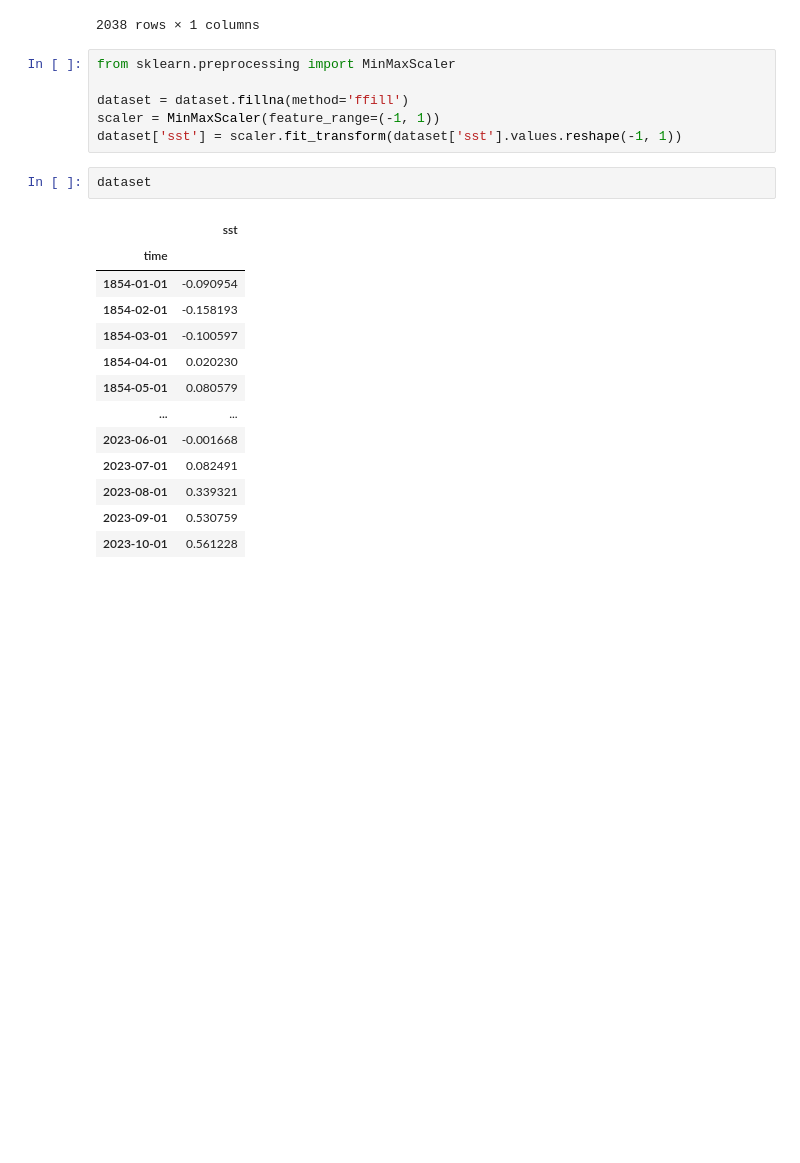
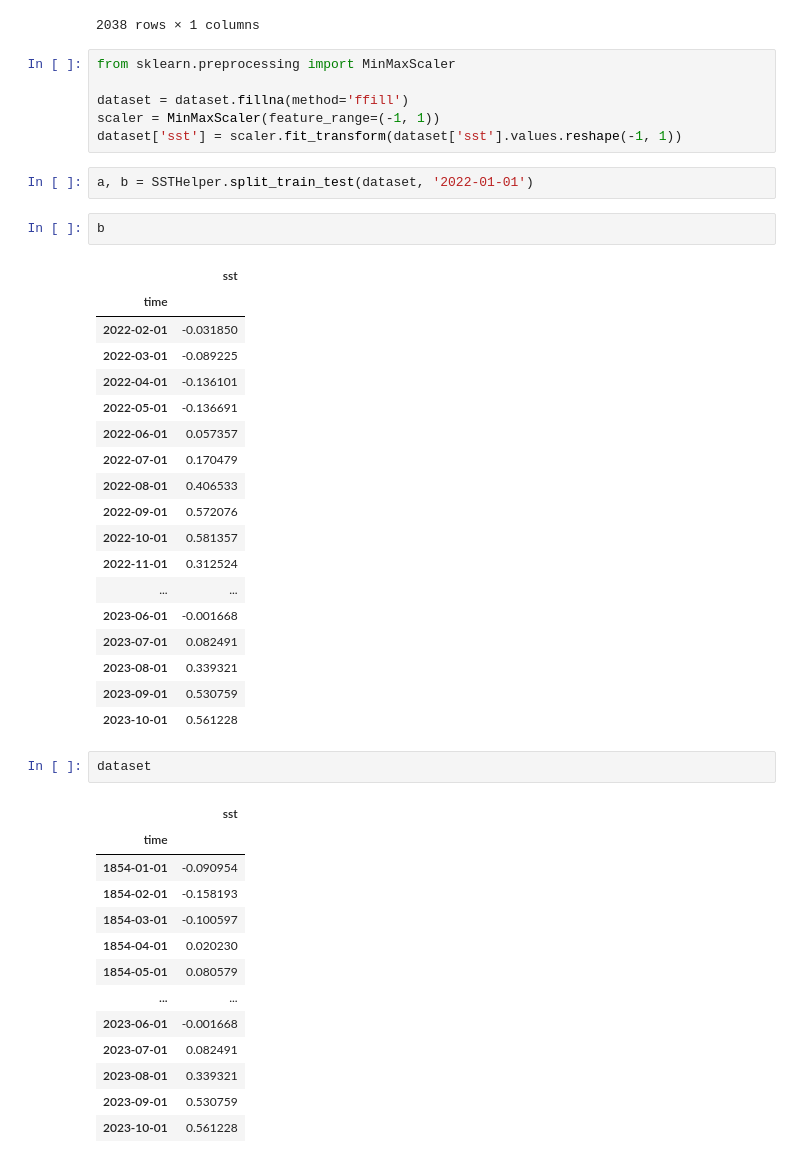
Before and after one commit to matheusvictal/sst-time-series-ml, a Jupyter notebook: sst_lstm.ipynb, the cells around one changed output. Drawn from its saved outputs; the diff is of its cells as text; blank space fills up the shorter version.

```diff
--- a/sst_lstm.ipynb
+++ b/sst_lstm.ipynb
@@ -77,6 +77,29 @@ from sklearn.preprocessing import MinMaxScaler
 dataset = dataset.fillna(method='ffill')
 scaler = MinMaxScaler(feature_range=(-1, 1))
 dataset['sst'] = scaler.fit_transform(dataset['sst'].values.reshape(-1, 1))
+# %%
+a, b = SSTHelper.split_train_test(dataset, '2022-01-01')
+# %%
+b
+# %% [output]
+|  | sst |
+| time |  |
+| 2022-02-01 | -0.031850 |
+| 2022-03-01 | -0.089225 |
+| 2022-04-01 | -0.136101 |
+| 2022-05-01 | -0.136691 |
+| 2022-06-01 | 0.057357 |
+| 2022-07-01 | 0.170479 |
+| 2022-08-01 | 0.406533 |
+| 2022-09-01 | 0.572076 |
+| 2022-10-01 | 0.581357 |
+| 2022-11-01 | 0.312524 |
+| ... | ... |
+| 2023-06-01 | -0.001668 |
+| 2023-07-01 | 0.082491 |
+| 2023-08-01 | 0.339321 |
+| 2023-09-01 | 0.530759 |
+| 2023-10-01 | 0.561228 |
 # %%
 dataset
 # %% [output]
```
Also changed, not shown: 2 other files.
